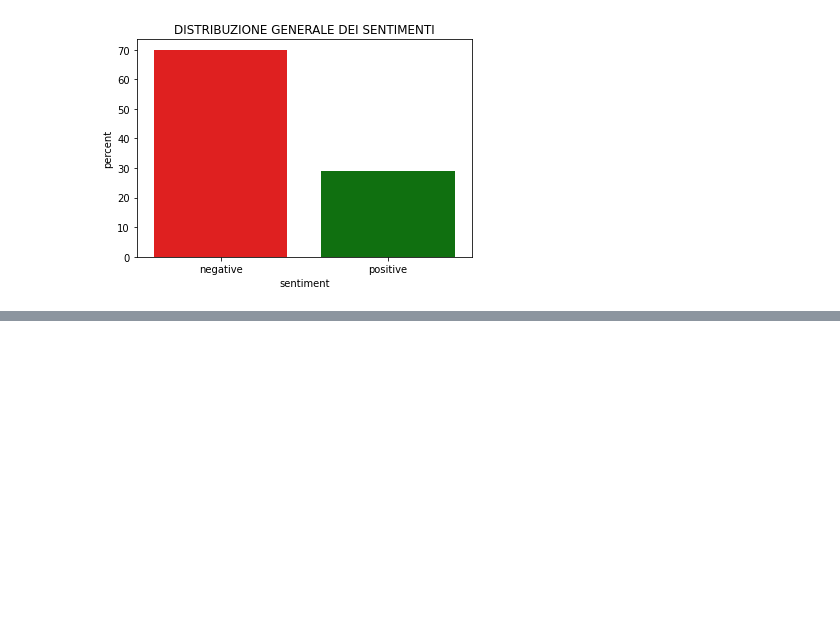
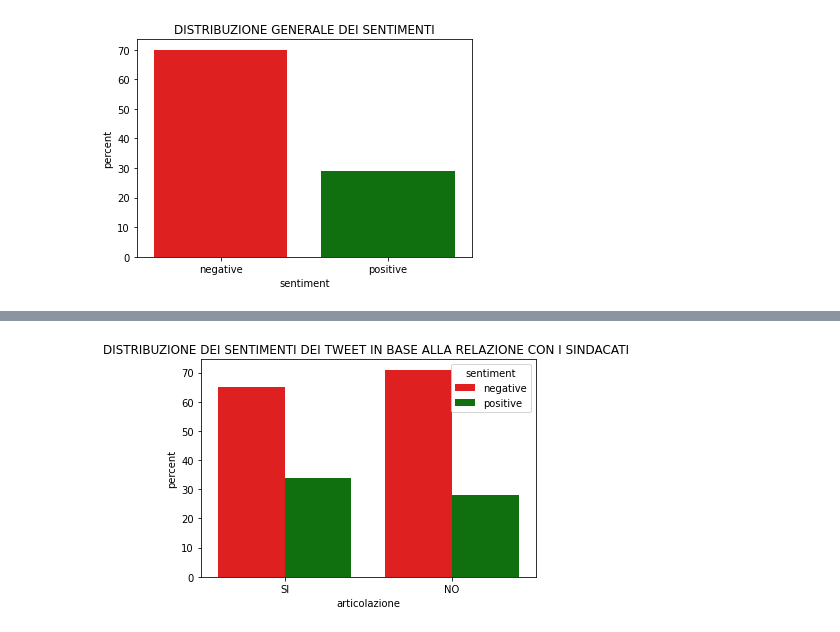
Before and after one commit to paolofesta/prove, a Jupyter notebook: scrittura.ipynb, the cells around one changed output, grey strips where cells are left out. Saved outputs shown, nothing was run; the diff lists cells and outputs as text; code cells hidden in the pictures; blank space fills up the shorter version.

```diff
--- a/scrittura.ipynb
+++ b/scrittura.ipynb
@@ -183,0 +216,6 @@ print()
+# %%
+#@title
+sns.barplot(data=df,x='articolazione',y='percent',hue='sentiment',palette=['r','g']).set_title('DISTRIBUZIONE DEI SENTIMENTI DEI TWEET IN BASE ALLA RELAZIONE CON I SINDACATI ')
+print()
+# %% [output]
+[figure, added]
```
Also changed, not shown: parts of 12 cells of this notebook.
